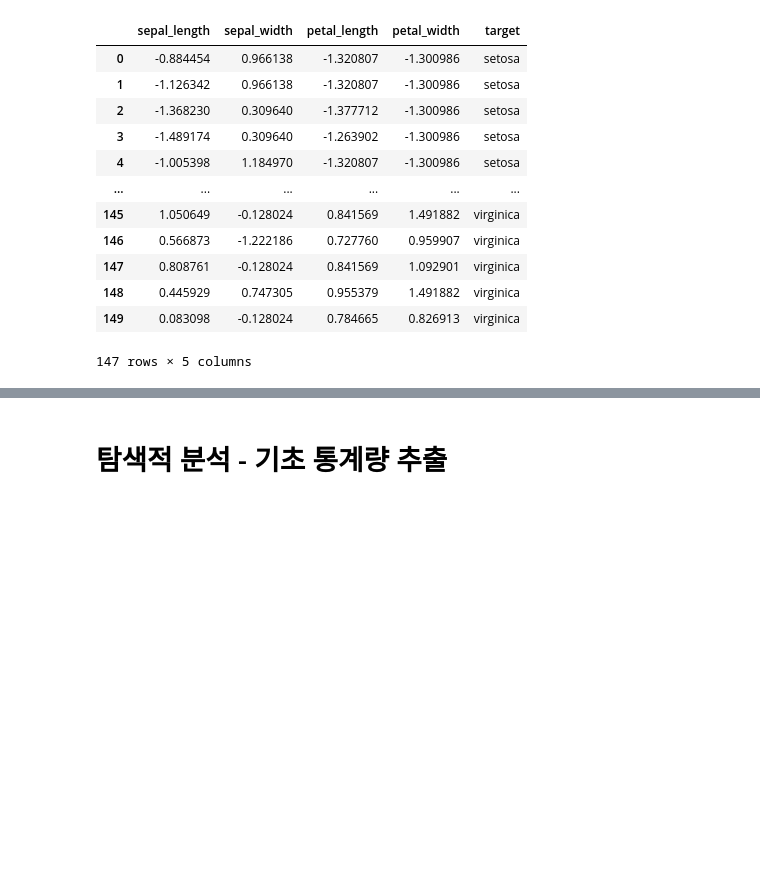
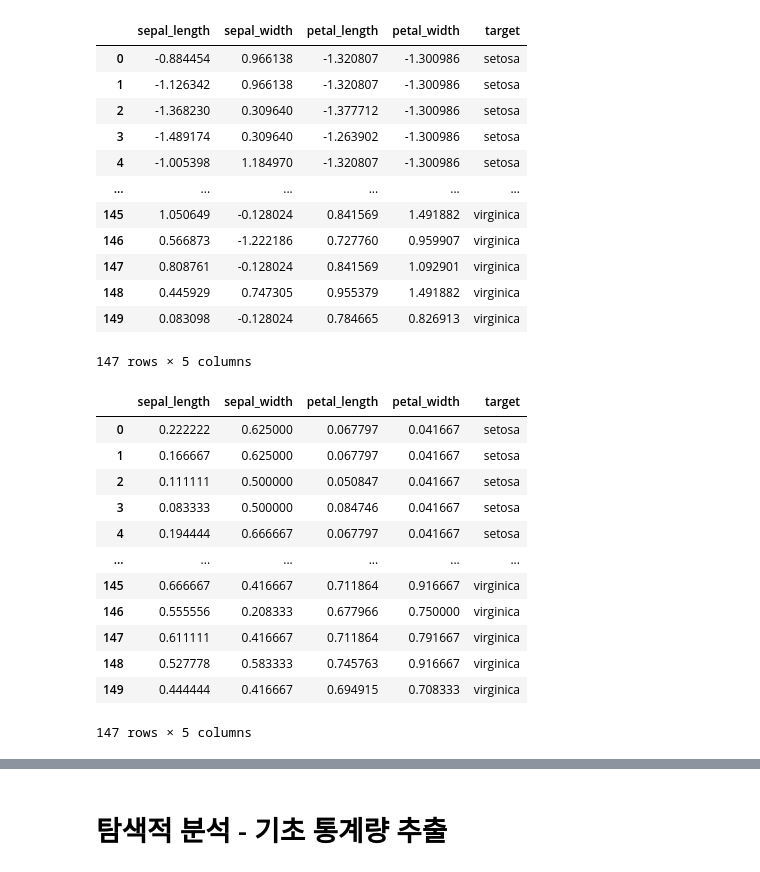
Before and after one commit to Hataeju/DATAPREPROCESSING, a Jupyter notebook: 전처리.ipynb, the cells around one changed output, grey strips where cells are left out. Saved outputs shown, nothing was run; the diff lists cells and outputs as text; code cells hidden in the pictures; blank space fills up the shorter version.

```diff
--- a/전처리.ipynb
+++ b/전처리.ipynb
@@ -331,3 +331,21 @@ df_scaled_standardized
 147 rows × 5 columns
 # %%
 # 표준 스케일링 (Min-Max 정규화)
+df_scaled_normalized = df_processed2.copy()
+scaler = preprocessing.MinMaxScaler()
+df_scaled_normalized[columns_to_scale] = scaler.fit_transform(df_processed2[columns_to_scale])
+df_scaled_normalized
+# %% [output]
+|  | sepal_length | sepal_width | petal_length | petal_width | target |
+| 0 | 0.222222 | 0.625000 | 0.067797 | 0.041667 | setosa |
+| 1 | 0.166667 | 0.625000 | 0.067797 | 0.041667 | setosa |
+| 2 | 0.111111 | 0.500000 | 0.050847 | 0.041667 | setosa |
+| 3 | 0.083333 | 0.500000 | 0.084746 | 0.041667 | setosa |
+| 4 | 0.194444 | 0.666667 | 0.067797 | 0.041667 | setosa |
+| ... | ... | ... | ... | ... | ... |
+| 145 | 0.666667 | 0.416667 | 0.711864 | 0.916667 | virginica |
+| 146 | 0.555556 | 0.208333 | 0.677966 | 0.750000 | virginica |
+| 147 | 0.611111 | 0.416667 | 0.711864 | 0.791667 | virginica |
+| 148 | 0.527778 | 0.583333 | 0.745763 | 0.916667 | virginica |
+| 149 | 0.444444 | 0.416667 | 0.694915 | 0.708333 | virginica |
+147 rows × 5 columns
```
Also changed, not shown: parts of 3 cells of this notebook.
